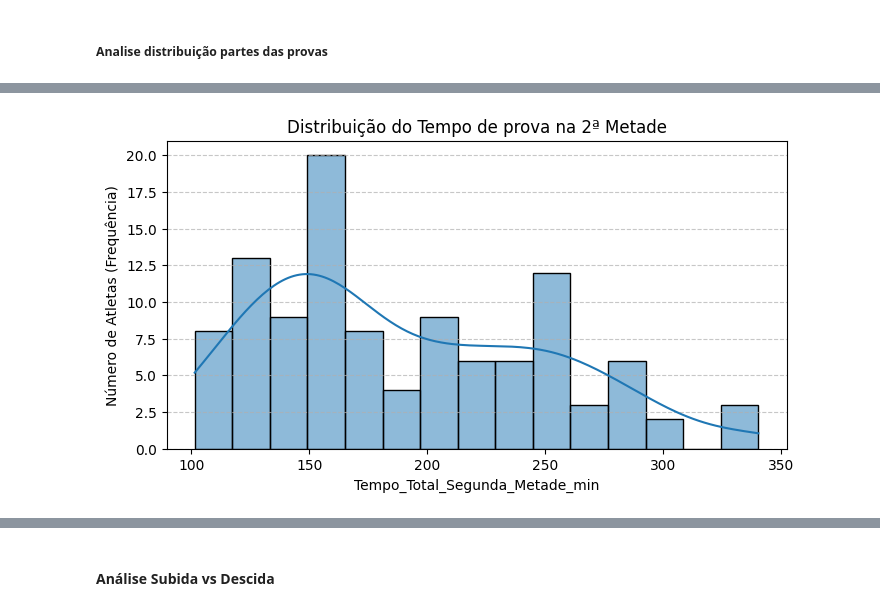
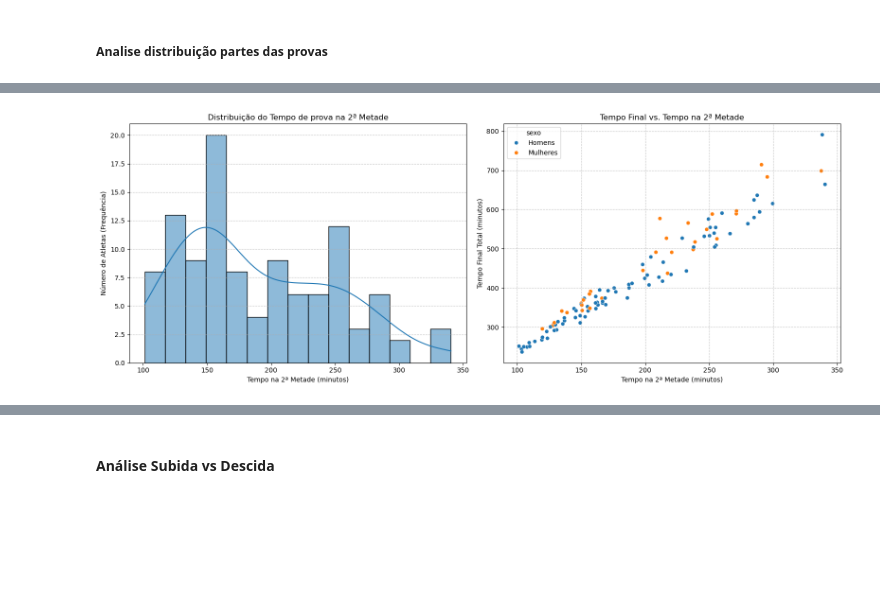
Before and after one commit to joaomts/-strava_analytics, a Jupyter notebook: analises_provas.ipynb, the cells around one changed output, grey strips where cells are left out. Drawn from its saved outputs; the diff is of its cells as text; code cells hidden in the pictures; blank space fills up the shorter version.

```diff
--- a/analises_provas.ipynb
+++ b/analises_provas.ipynb
@@ -534,11 +658,29 @@ sns.scatterplot(
 # %%
-plt.figure(figsize=(8, 4))
+fig, axes = plt.subplots(nrows=1, ncols=2, figsize=(16, 6))
+
 sns.histplot(
-    data=df_final_completo, x="Tempo_Total_Segunda_Metade_min", kde=True, bins=15
+    data=df_final_completo, x="Tempo_Total_Segunda_Metade_min", kde=True, bins=15, ax=axes[0]  # Direciona o plot para o primeiro eixo
 )
-plt.title("Distribuição do Tempo de prova na 2ª Metade")
-plt.ylabel("Número de Atletas (Frequência)")
-plt.grid(axis="y", linestyle="--", alpha=0.7)
+axes[0].set_title("Distribuição do Tempo de prova na 2ª Metade")
+axes[0].set_xlabel("Tempo na 2ª Metade (minutos)") # Adicionando rótulo ao eixo x
+axes[0].set_ylabel("Número de Atletas (Frequência)")
+axes[0].grid(axis="y", linestyle="--", alpha=0.7)
+
+
+sns.scatterplot(
+    data=df_final_completo,
+    x="Tempo_Total_Segunda_Metade_min",
+    y="Tempo_Final_min",
+    hue="sexo",
+    ax=axes[1]  # Direciona o plot para o segundo eixo
+)
+axes[1].set_title("Tempo Final vs. Tempo na 2ª Metade")
+axes[1].set_xlabel("Tempo na 2ª Metade (minutos)")
+axes[1].set_ylabel("Tempo Final Total (minutos)")
+axes[1].grid(linestyle="--", alpha=0.7)
+
+
+plt.tight_layout()
 plt.show()
 # %% [output]
-[figure, old version]
+[figure, new version]
```
Also changed, not shown: parts of 38 cells of this notebook, 10 other files.
